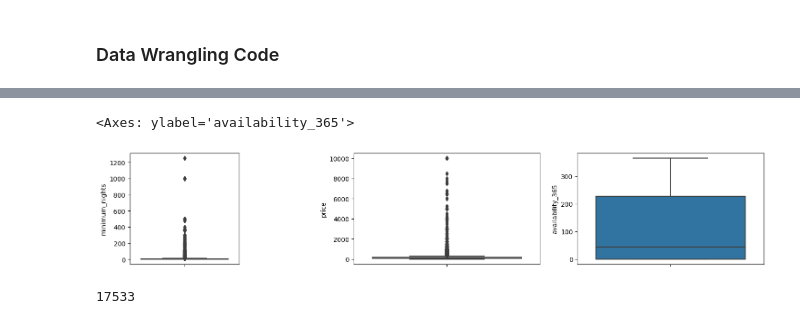
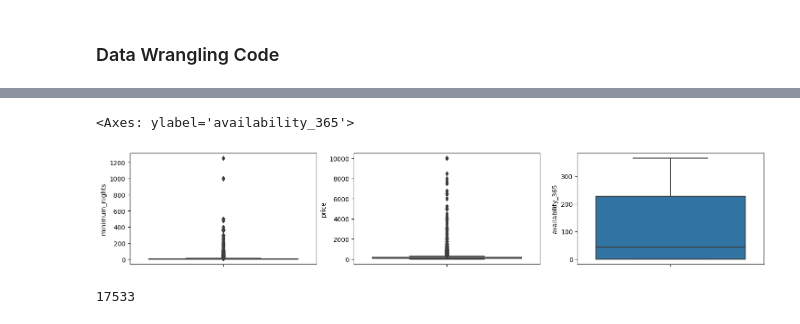
Before and after one commit to david-paul-m/Python-EDA, a Jupyter notebook: David_PY_EDA_AirBnb_Bookings_Analysis.ipynb, the cells around one changed output, grey strips where cells are left out. Drawn from its saved outputs; the diff is of its cells as text; code cells hidden in the pictures.

Commit message:
Visualization 1

```diff
--- a/David_PY_EDA_AirBnb_Bookings_Analysis.ipynb
+++ b/David_PY_EDA_AirBnb_Bookings_Analysis.ipynb
@@ -280,15 +280,15 @@ df1.describe()
 # %%
 #Checking for outliers:
 plt.figure(figsize = (18,7))
-plt.subplot(2,5,1)
+plt.subplot(2,3,1)
 sns.boxplot(y = df1['minimum_nights'])
 plt.subplot(2,3,2)
 sns.boxplot(y = df1['price'])
 plt.subplot(2,3,3)
 sns.boxplot(y = df1['availability_365'])
 # %% [output]
 <Axes: ylabel='availability_365'>
-[figure, old version]
+[figure, new version]
 # %%
 #Count of listings that have availaibity 0:
 print(df1[df1['availability_365']==0]['availability_365'].count())
```
Also changed, not shown: parts of 42 cells of this notebook.
